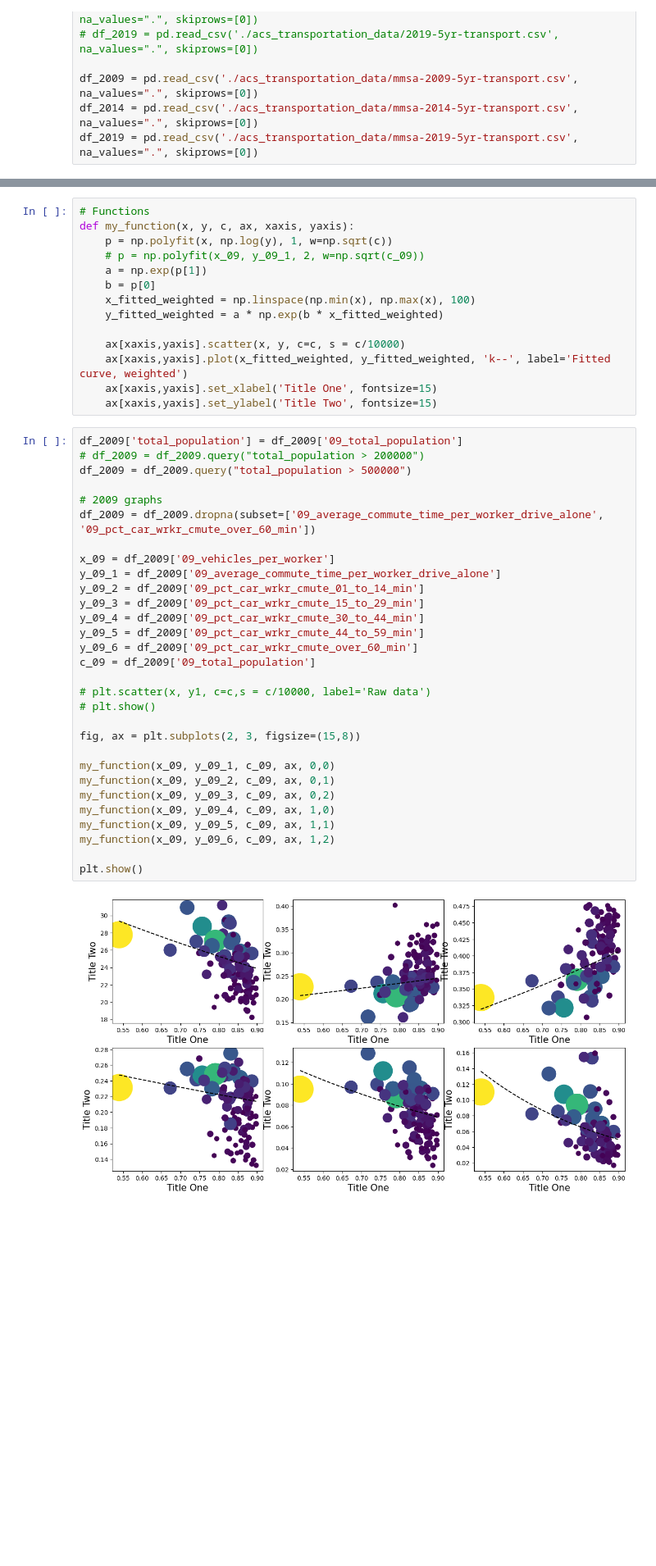
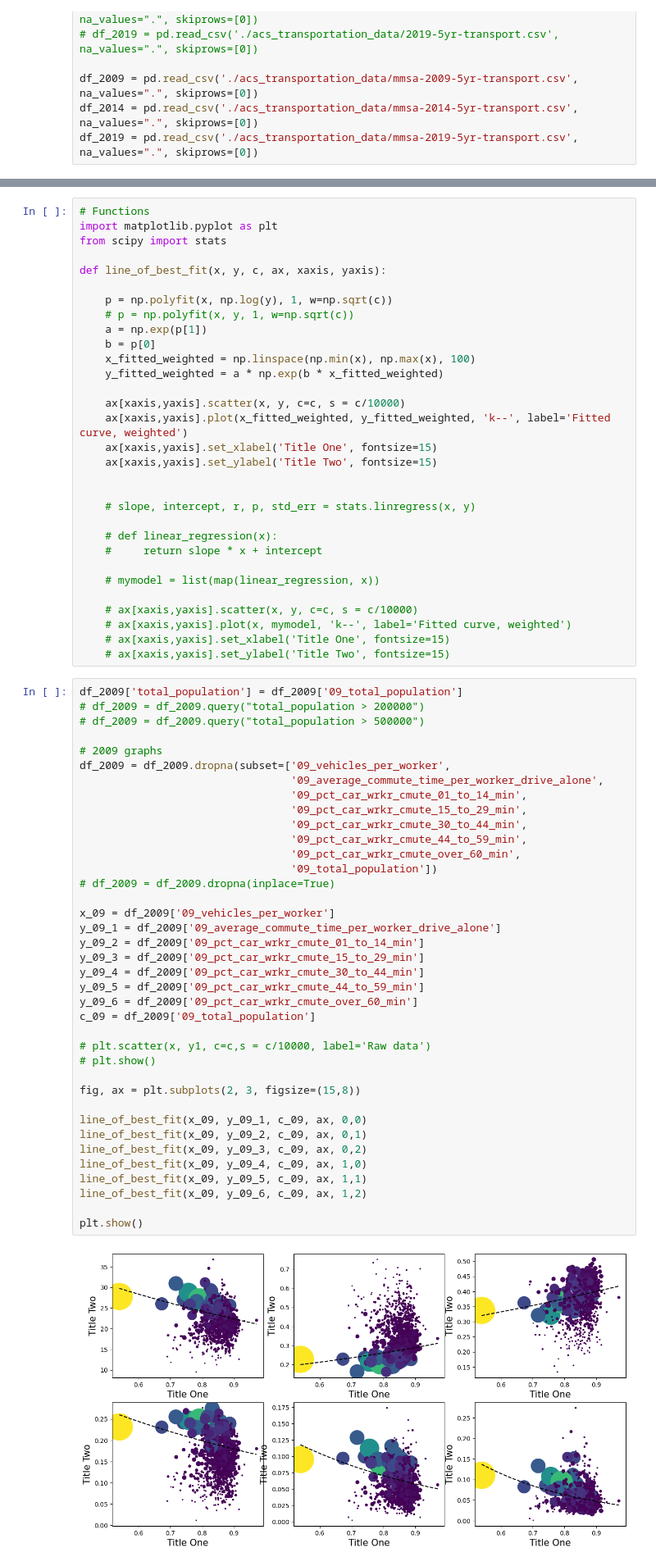
Before and after one commit to Fractate/us_transport_analysis, a Jupyter notebook: mmsa_comparisons_3d.ipynb, the cells around one changed output, grey strips where cells are left out. Shown at 82% size. Cells and saved outputs as stored; diff of their text form; blank space fills up the shorter version.

Commit message:
Data cleanup results for polynomal regressions

```diff
--- a/mmsa_comparisons_3d.ipynb
+++ b/mmsa_comparisons_3d.ipynb
@@ -1557,9 +1557,13 @@ df_2019['19_average_commute_time_per_worker_other_means'] = df_2019['19_aggregat
 average_commute_time_per_worker_other_means = sum(df_2019['19_aggregate_time_commute_other_means']) / sum(df_2019['19_total_workers_other_means'])
 # %%
 # Functions
-def my_function(x, y, c, ax, xaxis, yaxis):
+import matplotlib.pyplot as plt
+from scipy import stats
+
+def line_of_best_fit(x, y, c, ax, xaxis, yaxis):
+
     p = np.polyfit(x, np.log(y), 1, w=np.sqrt(c))
-    # p = np.polyfit(x_09, y_09_1, 2, w=np.sqrt(c_09))
+    # p = np.polyfit(x, y, 1, w=np.sqrt(c))
     a = np.exp(p[1])
     b = p[0]
     x_fitted_weighted = np.linspace(np.min(x), np.max(x), 100)
@@ -1569,37 +1573,58 @@ def my_function(x, y, c, ax, xaxis, yaxis):
     ax[xaxis,yaxis].plot(x_fitted_weighted, y_fitted_weighted, 'k--', label='Fitted curve, weighted')
     ax[xaxis,yaxis].set_xlabel('Title One', fontsize=15)
     ax[xaxis,yaxis].set_ylabel('Title Two', fontsize=15)
+
+
+    # slope, intercept, r, p, std_err = stats.linregress(x, y)
+
+    # def linear_regression(x):
+    #     return slope * x + intercept
+
+    # mymodel = list(map(linear_regression, x))
+
+    # ax[xaxis,yaxis].scatter(x, y, c=c, s = c/10000)
+    # ax[xaxis,yaxis].plot(x, mymodel, 'k--', label='Fitted curve, weighted')
+    # ax[xaxis,yaxis].set_xlabel('Title One', fontsize=15)
+    # ax[xaxis,yaxis].set_ylabel('Title Two', fontsize=15)
 # %%
 df_2009['total_population'] = df_2009['09_total_population']
 # df_2009 = df_2009.query("total_population > 200000")
-df_2009 = df_2009.query("total_population > 500000")
+# df_2009 = df_2009.query("total_population > 500000")
 
 # 2009 graphs
-df_2009 = df_2009.dropna(subset=['09_average_commute_time_per_worker_drive_alone', '09_pct_car_wrkr_cmute_over_60_min'])
+df_2009 = df_2009.dropna(subset=['09_vehicles_per_worker',
+                                 '09_average_commute_time_per_worker_drive_alone',
+                                 '09_pct_car_wrkr_cmute_01_to_14_min',
+                                 '09_pct_car_wrkr_cmute_15_to_29_min',
+                                 '09_pct_car_wrkr_cmute_30_to_44_min',
+                                 '09_pct_car_wrkr_cmute_44_to_59_min',
+                                 '09_pct_car_wrkr_cmute_over_60_min',
+                                 '09_total_population'])
+# df_2009 = df_2009.dropna(inplace=True)
 
 x_09 = df_2009['09_vehicles_per_worker']
 y_09_1 = df_2009['09_average_commute_time_per_worker_drive_alone']
 y_09_2 = df_2009['09_pct_car_wrkr_cmute_01_to_14_min']
 y_09_3 = df_2009['09_pct_car_wrkr_cmute_15_to_29_min']
 y_09_4 = df_2009['09_pct_car_wrkr_cmute_30_to_44_min']
 y_09_5 = df_2009['09_pct_car_wrkr_cmute_44_to_59_min']
 y_09_6 = df_2009['09_pct_car_wrkr_cmute_over_60_min']
 c_09 = df_2009['09_total_population']
 
 # plt.scatter(x, y1, c=c,s = c/10000, label='Raw data')
 # plt.show()
 
 fig, ax = plt.subplots(2, 3, figsize=(15,8))
 
-my_function(x_09, y_09_1, c_09, ax, 0,0)
-my_function(x_09, y_09_2, c_09, ax, 0,1)
-my_function(x_09, y_09_3, c_09, ax, 0,2)
-my_function(x_09, y_09_4, c_09, ax, 1,0)
-my_function(x_09, y_09_5, c_09, ax, 1,1)
-my_function(x_09, y_09_6, c_09, ax, 1,2)
+line_of_best_fit(x_09, y_09_1, c_09, ax, 0,0)
+line_of_best_fit(x_09, y_09_2, c_09, ax, 0,1)
+line_of_best_fit(x_09, y_09_3, c_09, ax, 0,2)
+line_of_best_fit(x_09, y_09_4, c_09, ax, 1,0)
+line_of_best_fit(x_09, y_09_5, c_09, ax, 1,1)
+line_of_best_fit(x_09, y_09_6, c_09, ax, 1,2)
 
 plt.show()
 # %% [output]
-[figure, old version]
+[figure, new version]
 # %%
 df_2014['total_population'] = df_2014['14_total_population']
```
Also changed, not shown: parts of 8 cells of this notebook.
